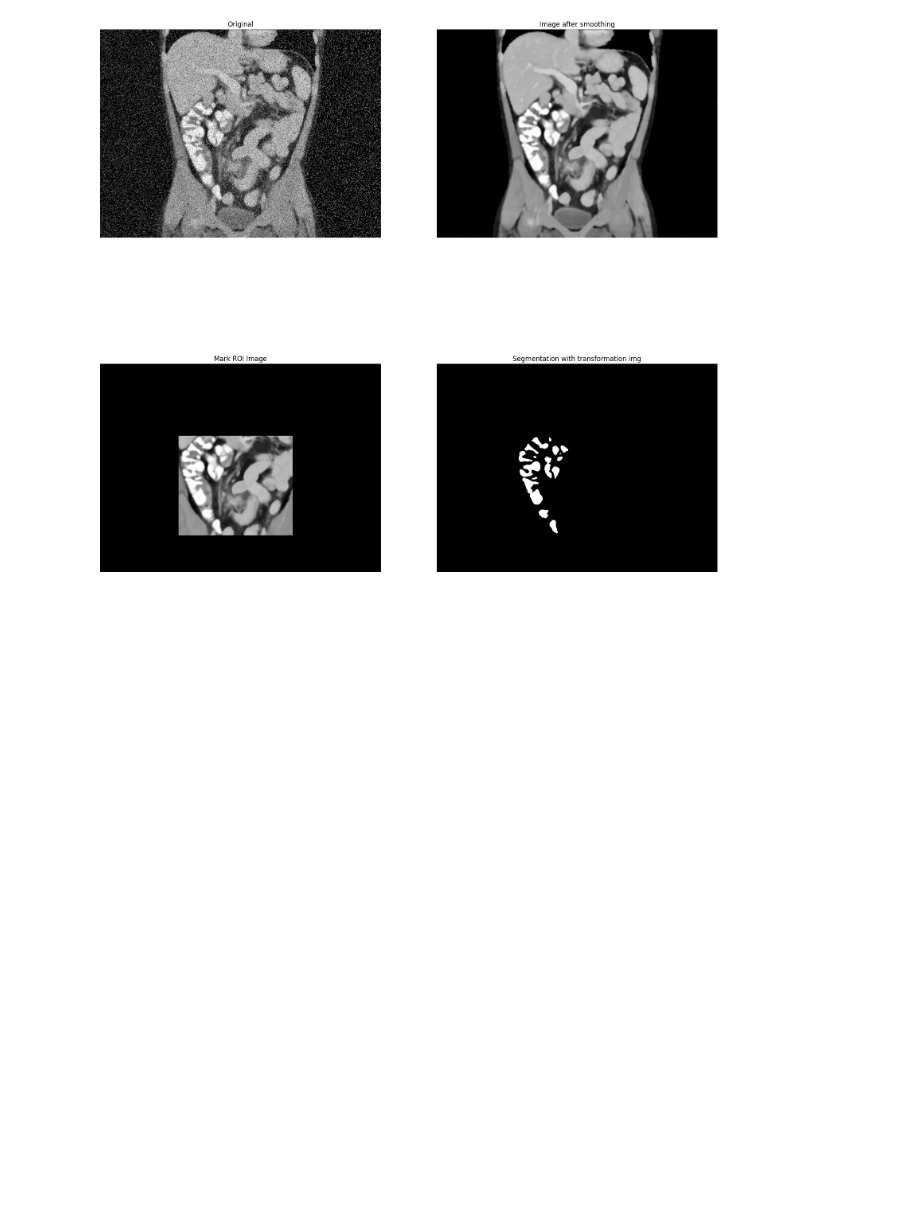
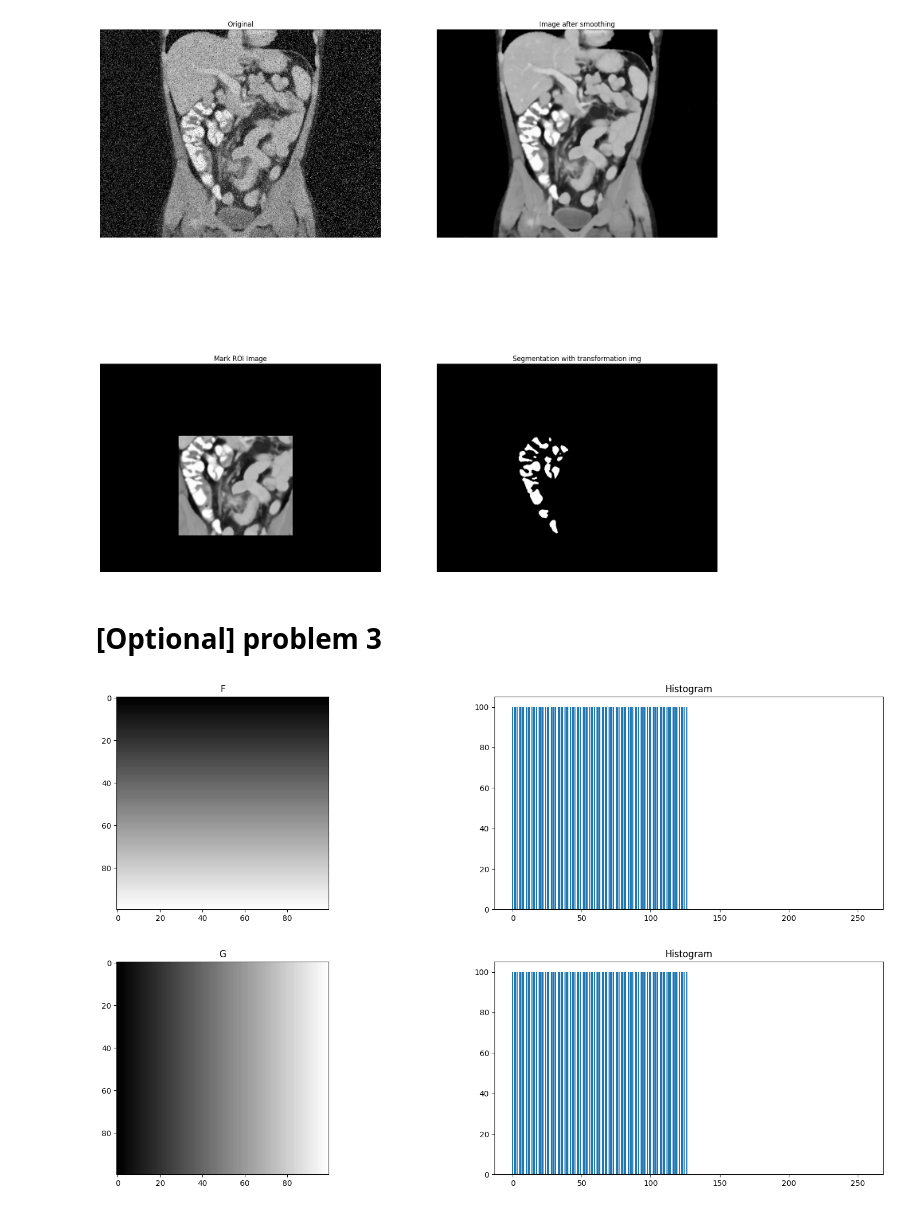
Before and after one commit to jirayuwat12/2110431-Intro-Digital-Imaging, a Jupyter notebook: Homework 1/homework1.ipynb, the cells around one changed output. Drawn from its saved outputs; the diff is of its cells as text; code cells hidden in the pictures; blank space fills up the shorter version.

```diff
--- a/Homework 1/homework1.ipynb
+++ b/Homework 1/homework1.ipynb
@@ -206,3 +206,35 @@ img14 = cv2.imread("noisy_ct.jpg")
 homework1_4(img14)
 # %% [output]
 [figure]
+# %% [markdown]
+# [Optional] problem 3
+# %%
+IMAGE_SIZE = (100, 100)
+F = np.zeros(IMAGE_SIZE, dtype=np.uint8)
+G = np.zeros(IMAGE_SIZE, dtype=np.uint8)
+
+for i in range(IMAGE_SIZE[0]):
+    for j in range(IMAGE_SIZE[1]):
+        # to aviod overflow -> set value at max as 255//2
+        F[i][j] = (i/IMAGE_SIZE[0]) * 255//2
+        G[i][j] = (j/IMAGE_SIZE[1]) * 255//2
+
+F = cv2.cvtColor(F, cv2.COLOR_GRAY2BGR)[:, :, 0]
+G = cv2.cvtColor(G, cv2.COLOR_GRAY2BGR)[:, :, 0]
+
+def show_hist(img, title = 'Image'):
+    plt.figure(figsize=(20, 5))
+    plt.subplot(1, 2, 1)
+    plt.title(title)
+    plt.imshow(img, cmap='gray')
+    plt.subplot(1, 2, 2)
+    plt.title('Histogram')
+    img_hist = cv2.calcHist([img], [0], None, [256], [0, 256])
+    plt.bar(range(0,256), img_hist[:, 0])
+    plt.show()
+
+show_hist(F, 'F')
+show_hist(G, 'G')
+# %% [output]
+[figure, added]
+[figure, added]
```
Also changed, not shown: parts of 4 cells of this notebook, 48 other files.
